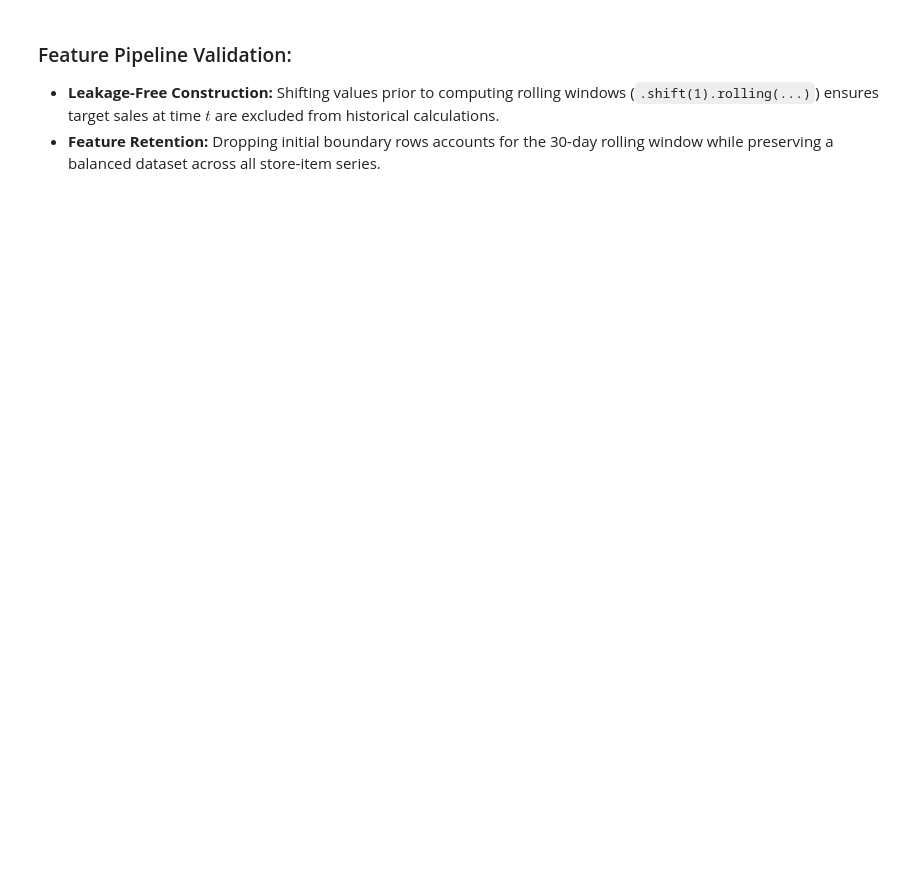
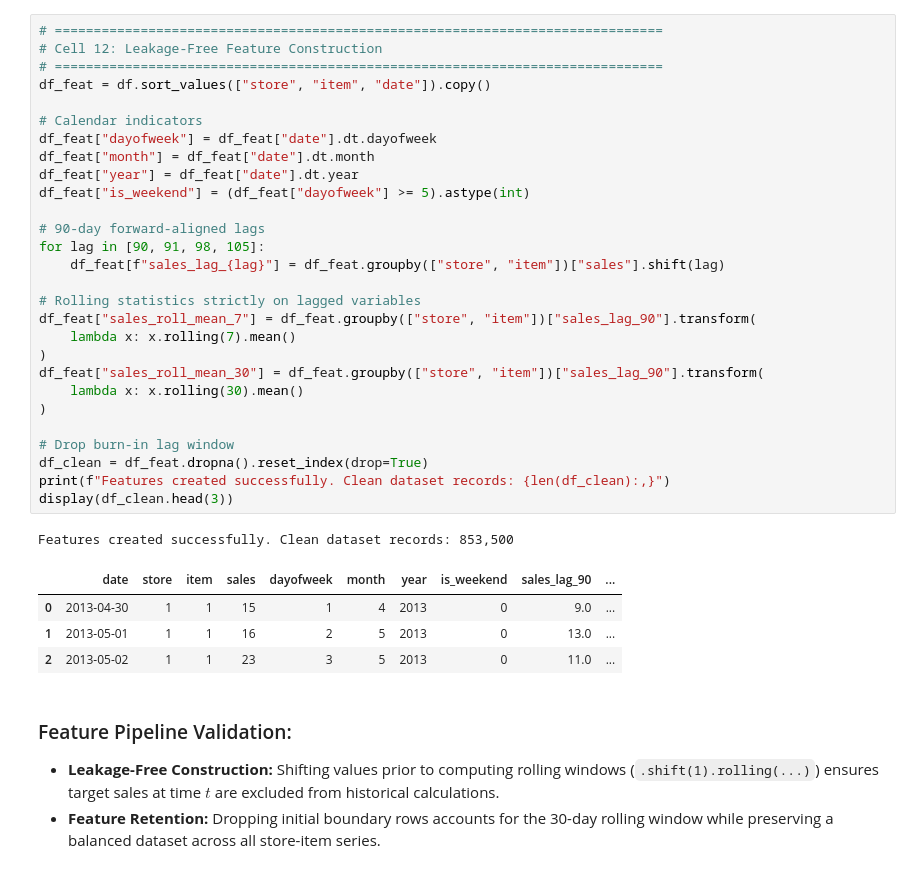
Before and after one commit to gSinhaUCB/UCB-demand-forecasting-capstone, a Jupyter notebook: notebooks/Gautam_UCB_Capstone_final.ipynb, the cells around one changed output. Saved outputs shown, nothing was run; the diff lists cells and outputs as text; blank space fills up the shorter version.

```diff
--- a/notebooks/Gautam_UCB_Capstone_final.ipynb
+++ b/notebooks/Gautam_UCB_Capstone_final.ipynb
@@ -254,3 +253,37 @@ Feature Matrix Shape: (21552, 22)
+# %%
+# ==============================================================================
+# Cell 12: Leakage-Free Feature Construction
+# ==============================================================================
+df_feat = df.sort_values(["store", "item", "date"]).copy()
+
+# Calendar indicators
+df_feat["dayofweek"] = df_feat["date"].dt.dayofweek
+df_feat["month"] = df_feat["date"].dt.month
+df_feat["year"] = df_feat["date"].dt.year
+df_feat["is_weekend"] = (df_feat["dayofweek"] >= 5).astype(int)
+
+# 90-day forward-aligned lags
+for lag in [90, 91, 98, 105]:
+    df_feat[f"sales_lag_{lag}"] = df_feat.groupby(["store", "item"])["sales"].shift(lag)
+
+# Rolling statistics strictly on lagged variables
+df_feat["sales_roll_mean_7"] = df_feat.groupby(["store", "item"])["sales_lag_90"].transform(
+    lambda x: x.rolling(7).mean()
+)
+df_feat["sales_roll_mean_30"] = df_feat.groupby(["store", "item"])["sales_lag_90"].transform(
+    lambda x: x.rolling(30).mean()
+)
+
+# Drop burn-in lag window
+df_clean = df_feat.dropna().reset_index(drop=True)
+print(f"Features created successfully. Clean dataset records: {len(df_clean):,}")
+display(df_clean.head(3))
+# %% [output]
+Features created successfully. Clean dataset records: 853,500
+|  | date | store | item | sales | dayofweek | month | year | is_weekend | sales_lag_90 | ... |
+| 0 | 2013-04-30 | 1 | 1 | 15 | 1 | 4 | 2013 | 0 | 9.0 | ... |
+| 1 | 2013-05-01 | 1 | 1 | 16 | 2 | 5 | 2013 | 0 | 13.0 | ... |
+| 2 | 2013-05-02 | 1 | 1 | 23 | 3 | 5 | 2013 | 0 | 11.0 | ... |
 # %% [markdown]
 ### Feature Pipeline Validation:
 * **Leakage-Free Construction:** Shifting values prior to computing rolling windows (`.shift(1).rolling(...)`) ensures target sales at time $t$ are excluded from historical calculations.
```
Also changed, not shown: parts of 36 cells of this notebook, 1 other file.
